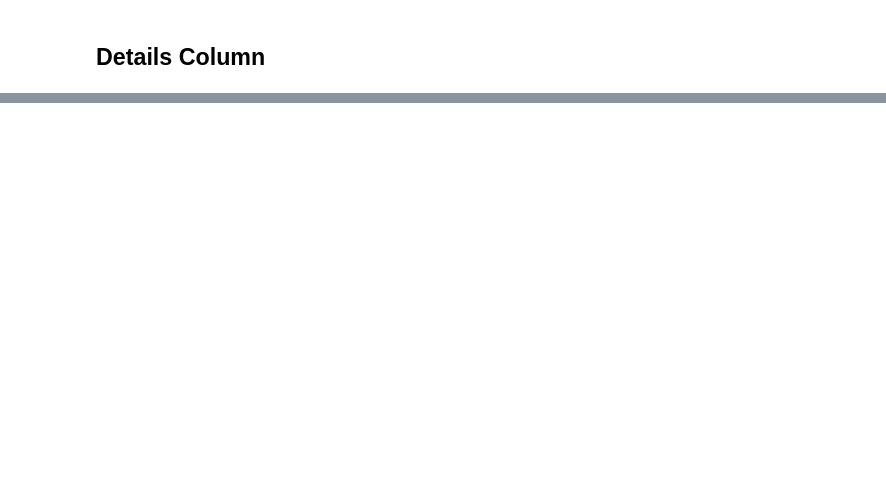
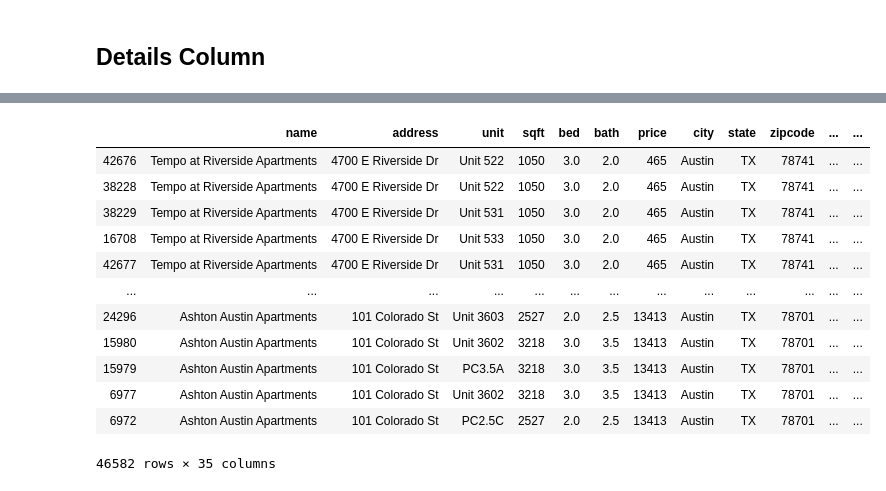
Before and after one commit to datapointchris/etl-housing, a Jupyter notebook: trulia_csv_to_nlp.ipynb, the cells around one changed output, grey strips where cells are left out. Saved outputs shown, nothing was run; the diff lists cells and outputs as text; code cells hidden in the pictures; blank space fills up the shorter version.

```diff
--- a/trulia_csv_to_nlp.ipynb
+++ b/trulia_csv_to_nlp.ipynb
@@ -76,13 +94,7 @@ apartment ,,  allowed ,built in 2012 ,44 days on trulia ,parking: off street ,:
 # %%
 list_of_details = ['cats', 'small dogs', 'large dogs', 'game room', 'ev charging', 'granite', 'gourmet', 'open living',
-                  'walk-in', 'stainless', 'balcony' 'fireplace', 'pool', 'elevator', 'deposit', 'pet park', 'fitness center',
+                  'walk-in', 'stainless', 'balcony', 'fireplace', 'pool', 'elevator', 'pet park', 'fitness center',
                   'club house', 'dishwasher', 'disposal', 'hot tub', 'spa']
-# %%
-df['cats'] = df['details'].apply(lambda detail: 1 if 'cats' in detail.lower() else 0)
-# %%
-df['small_dogs'] = df['details'].apply(lambda detail: 1 if 'small dogs' in detail.lower() else 0)
-# %%
-df['large_dogs'] = df['details'].apply(lambda detail: 1 if 'large dogs' in detail.lower() else 0)
 # %%
 for detail in list_of_details:
     detail_col_name = detail.replace(' ', '_').replace('-', '_')
@@ -105,0 +118,16 @@ df.sample(10)
+# %%
+df.sort_values(by='price')
+# %% [output]
+|  | name | address | unit | sqft | bed | bath | price | city | state | zipcode | ... | ... |
+| 42676 | Tempo at Riverside Apartments | 4700 E Riverside Dr | Unit 522 | 1050 | 3.0 | 2.0 | 465 | Austin | TX | 78741 | ... | ... |
+| 38228 | Tempo at Riverside Apartments | 4700 E Riverside Dr | Unit 522 | 1050 | 3.0 | 2.0 | 465 | Austin | TX | 78741 | ... | ... |
+| 38229 | Tempo at Riverside Apartments | 4700 E Riverside Dr | Unit 531 | 1050 | 3.0 | 2.0 | 465 | Austin | TX | 78741 | ... | ... |
+| 16708 | Tempo at Riverside Apartments | 4700 E Riverside Dr | Unit 533 | 1050 | 3.0 | 2.0 | 465 | Austin | TX | 78741 | ... | ... |
+| 42677 | Tempo at Riverside Apartments | 4700 E Riverside Dr | Unit 531 | 1050 | 3.0 | 2.0 | 465 | Austin | TX | 78741 | ... | ... |
+| ... | ... | ... | ... | ... | ... | ... | ... | ... | ... | ... | ... | ... |
+| 24296 | Ashton Austin Apartments | 101 Colorado St | Unit 3603 | 2527 | 2.0 | 2.5 | 13413 | Austin | TX | 78701 | ... | ... |
+| 15980 | Ashton Austin Apartments | 101 Colorado St | Unit 3602 | 3218 | 3.0 | 3.5 | 13413 | Austin | TX | 78701 | ... | ... |
+| 15979 | Ashton Austin Apartments | 101 Colorado St | PC3.5A | 3218 | 3.0 | 3.5 | 13413 | Austin | TX | 78701 | ... | ... |
+| 6977 | Ashton Austin Apartments | 101 Colorado St | Unit 3602 | 3218 | 3.0 | 3.5 | 13413 | Austin | TX | 78701 | ... | ... |
+| 6972 | Ashton Austin Apartments | 101 Colorado St | PC2.5C | 2527 | 2.0 | 2.5 | 13413 | Austin | TX | 78701 | ... | ... |
+46582 rows × 35 columns
```
Also changed, not shown: parts of 25 cells of this notebook, 4 other files.
